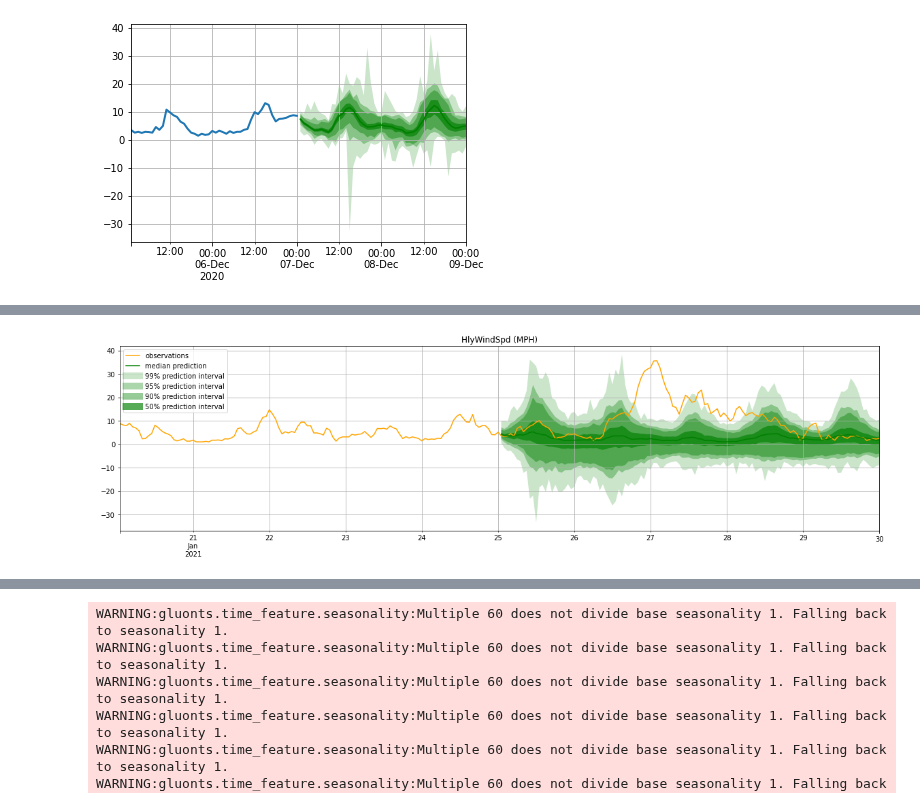
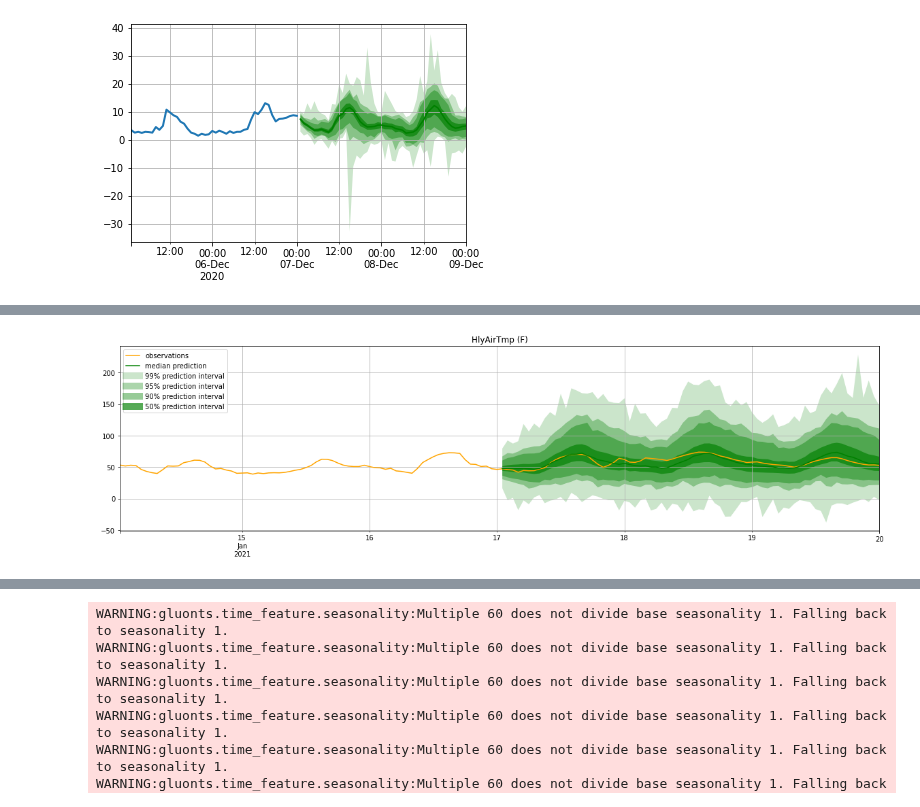
Before and after one commit to tomityrrell/psps-analysis, a Jupyter notebook: notebooks/Outlier Detection.ipynb, the cells around one changed output, grey strips where cells are left out. Drawn from its saved outputs; the diff is of its cells as text; code cells hidden in the pictures.

```diff
--- a/notebooks/Outlier Detection.ipynb
+++ b/notebooks/Outlier Detection.ipynb
@@ -346,14 +175,18 @@ wr_gts.loc[wr_gts.index.month < 3, "HlyWindSpd (MPH)"].plot()
 # %%
 from gluonts.dataset.common import ListDataset
 
+wr_by_station = wr_gts.groupby("Station")
+target_columns = wr_gts.columns[wr_gts.columns.str.contains("Hly")]
+
+raw_data = [[{"start": df.index[0], "target": df.loc[:"2021-01-17 00:00:00", c]} for (s, df) in wr_gts.groupby("Station")] for c in target_columns]
 training_data = ListDataset(
-    [{"start": wr_gts.index[0], "target": wr_gts[c][:"2021-01-25 00:00:00"]} for c in wr_gts.columns],
+    sum(raw_data, []),
     freq = "60min")
 # %%
 from gluonts.model.deepar import DeepAREstimator
 from gluonts.mx.trainer import Trainer
 
-estimator = DeepAREstimator(freq="60min", prediction_length=24*5, trainer=Trainer(epochs=10))
+estimator = DeepAREstimator(freq="60min", prediction_length=24*3, trainer=Trainer(epochs=20))
 # %%
 predictor = estimator.train(training_data=training_data)
 # %% [output]
@@ -390,5 +228,6 @@ Showing  13 HlyWindSpd (MPH)
 from gluonts.evaluation import make_evaluation_predictions
 # %%
 wr_test = wr[wr.Station==121]
-wr_test.set_index("Time", inplace=True)
+# wr_test.set_index("Time", inplace=True)
 wr_test = wr_test[wr_test.columns[wr_test.columns.str.contains("Hly")]]
+wr_test.head()
@@ -395,6 +242,6 @@ wr_test = wr_test[wr_test.columns[wr_test.columns.str.contains("Hly")]]
 # %%
 test_data = ListDataset(
-    [{"start": wr_test.index[0], "target": wr_test[c][:"2021-01-30 00:00:00"]} for c in wr_gts.columns],
+    [{"start": wr_test.index[0], "target": wr_test.loc[:"2021-01-20 00:00:00", c]} for c in target_columns],
     freq = "60min"
 )
 # %%
@@ -407,20 +254,21 @@ forecast_it, ts_it = make_evaluation_predictions(
 forecasts = list(forecast_it)
 tss = list(ts_it)
 # %%
-plot_length = 2*5*24
+plot_length = 2*3*24
 prediction_intervals = [50,90,95,99]
 legend = ["observations", "median prediction"] + [f"{k}% prediction interval" for k in prediction_intervals][::-1]
 
 fig, ax = plt.subplots(1, 1, figsize=(20, 5))
-for i in [13]:
+
+for i in [0]:
     tss[i][-plot_length:].plot(ax=ax, color="orange")  # plot the time series
     forecasts[i].plot(prediction_intervals=prediction_intervals, color='g')
 
 #ax.set_xbound("2021-01-17", "2021-01-19")
 #ax.set_ybound(0,100)
 plt.title(wr_test.columns[i])
 plt.grid(which="both")
 plt.legend(legend, loc="upper left")
 plt.show()
 # %% [output]
-[figure, old version]
+[figure, new version]
```
Also changed, not shown: parts of 43 cells of this notebook, 10 other files.
